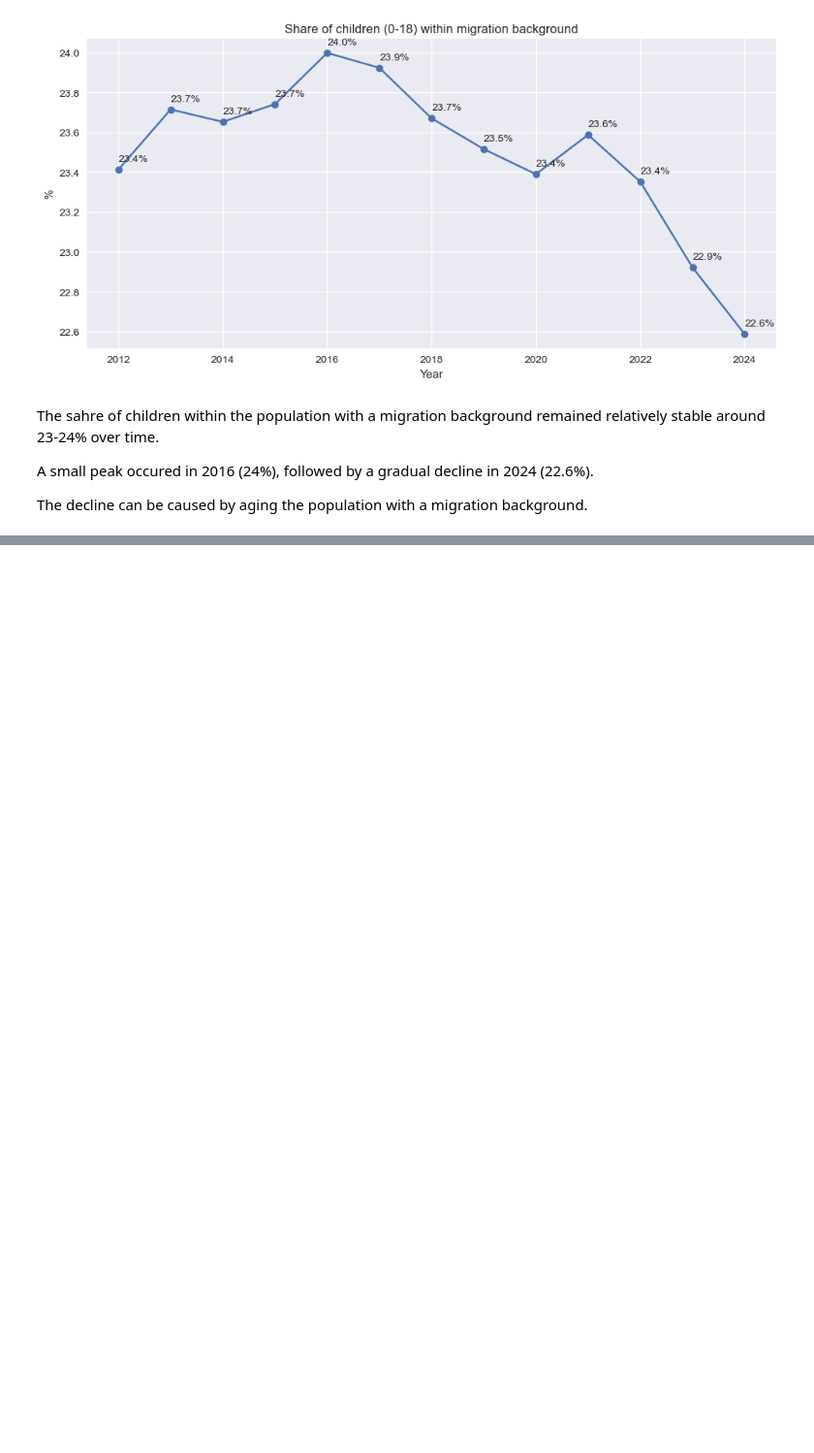
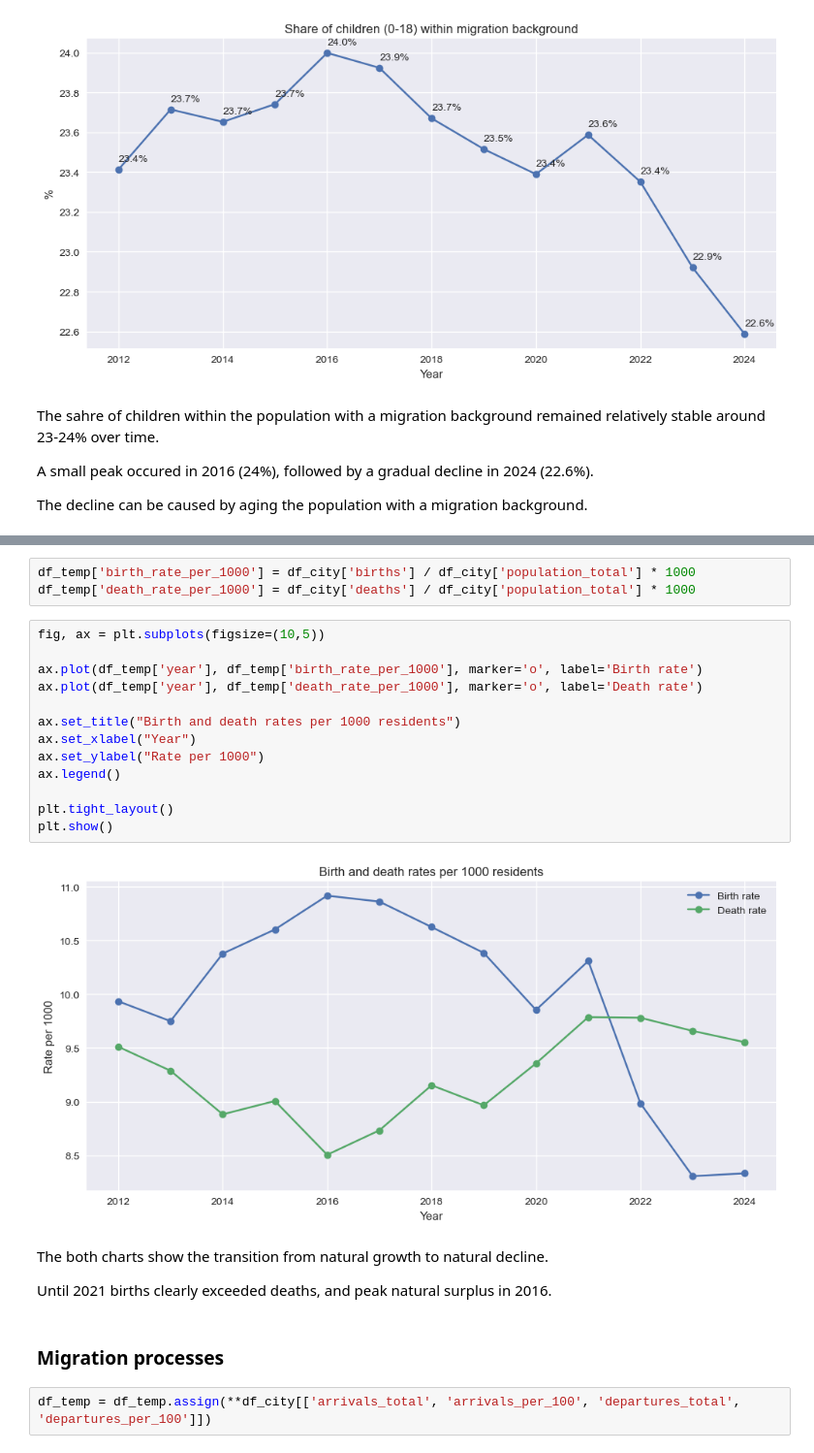
Before and after one commit to rosewiine/cologne-city-eda, a Jupyter notebook: notebooks/02_EDA.ipynb, the cells around one changed output, grey strips where cells are left out. Shown at 97% size. Cells and saved outputs as stored; diff of their text form; blank space fills up the shorter version.

```diff
--- a/notebooks/02_EDA.ipynb
+++ b/notebooks/02_EDA.ipynb
@@ -1140,0 +1164,26 @@ The decline can be caused by aging the population with a migration background.
+# %%
+df_temp['birth_rate_per_1000'] = df_city['births'] / df_city['population_total'] * 1000
+df_temp['death_rate_per_1000'] = df_city['deaths'] / df_city['population_total'] * 1000
+# %%
+fig, ax = plt.subplots(figsize=(10,5))
+
+ax.plot(df_temp['year'], df_temp['birth_rate_per_1000'], marker='o', label='Birth rate')
+ax.plot(df_temp['year'], df_temp['death_rate_per_1000'], marker='o', label='Death rate')
+
+ax.set_title("Birth and death rates per 1000 residents")
+ax.set_xlabel("Year")
+ax.set_ylabel("Rate per 1000")
+ax.legend()
+
+plt.tight_layout()
+plt.show()
+# %% [output]
+[figure, added]
+# %% [markdown]
+The both charts show the transition from natural growth to natural decline.
+
+Until 2021 births clearly exceeded deaths, and peak natural surplus in 2016.
+# %% [markdown]
+### Migration processes
+# %%
+df_temp = df_temp.assign(**df_city[['arrivals_total', 'arrivals_per_100', 'departures_total', 'departures_per_100']])
```
Also changed, not shown: parts of 25 cells of this notebook.
